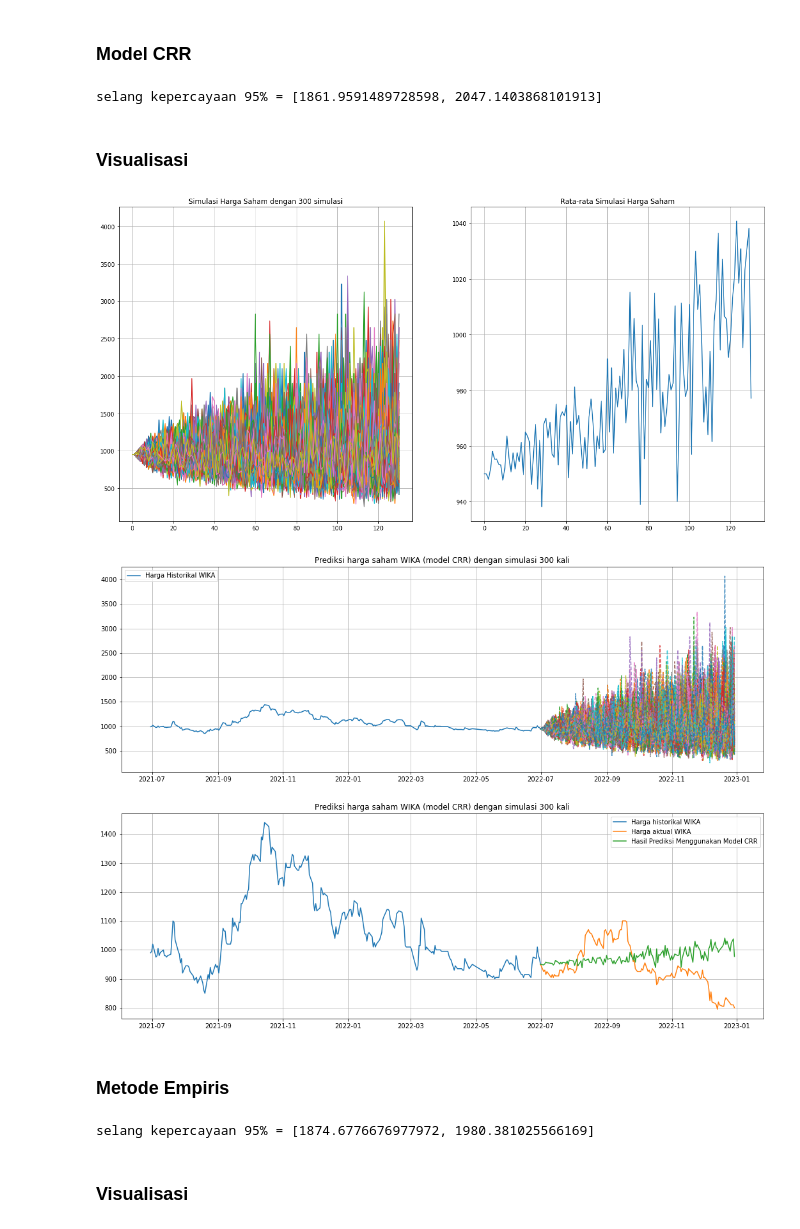
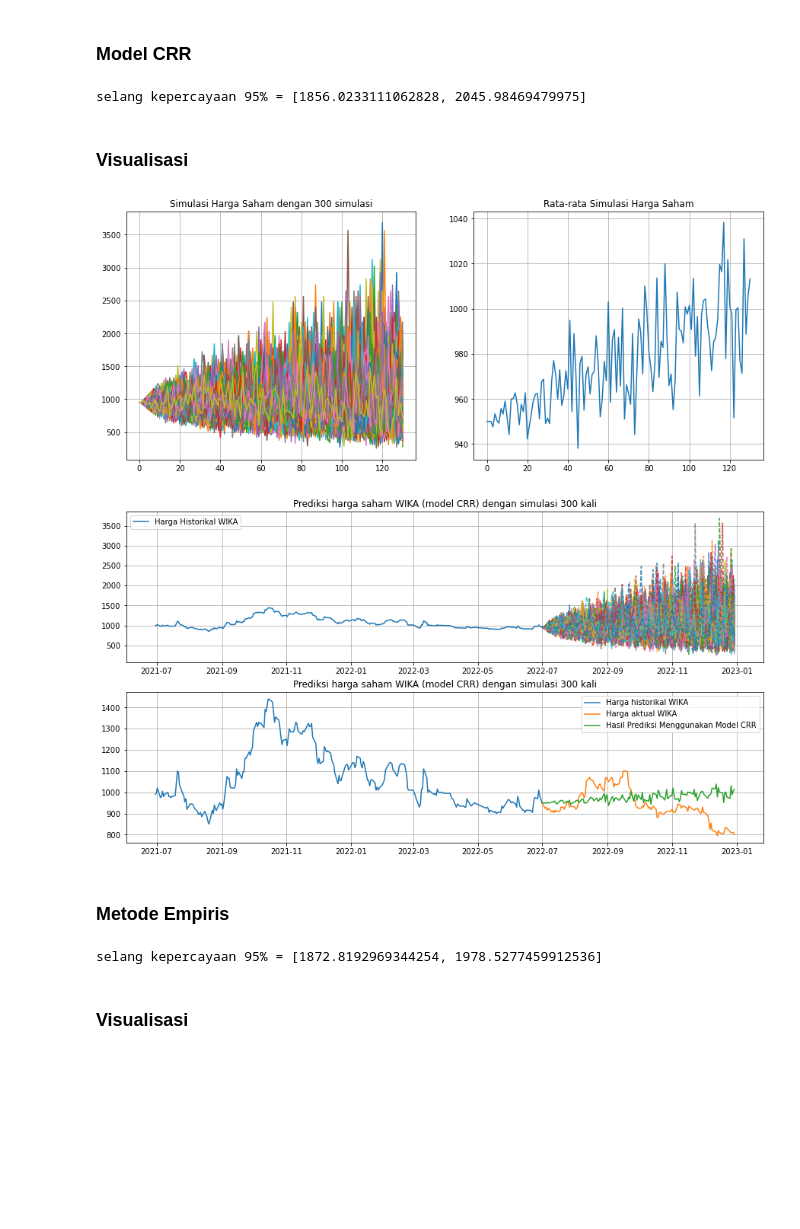
Before and after one commit to Heritsam/monte-carlo-stocks-prediction, a Jupyter notebook: binomial.ipynb, the cells around one changed output. Drawn from its saved outputs; the diff is of its cells as text; code cells hidden in the pictures; blank space fills up the shorter version.

```diff
--- a/binomial.ipynb
+++ b/binomial.ipynb
@@ -112,7 +112,7 @@ u = up_crr
 d = down_crr
 p = p_crr
 
-fig,ax = plt.subplots(2,figsize=(15,10))
+fig,ax = plt.subplots(2,figsize=(13,8))
 price = np.zeros((sim_days+1,sim_days+1), float)
 mean_si = np.zeros((sim_days+1), float)
 mean2_si = np.zeros((sim_days+1), float)
@@ -152,7 +152,7 @@ u = up_empirical
 d = down_empirical
 p = p_empirical
 
-fig,ax = plt.subplots(2,figsize=(15, 10))
+fig,ax = plt.subplots(2,figsize=(13, 8))
 price = np.zeros((sim_days+1,sim_days+1), float)
 mean_si = np.zeros((sim_days+1), float)
 mean2_si = np.zeros((sim_days+1), float)
@@ -211,29 +211,29 @@ confidence_interval = [avg - 1.96 * std, avg + 1.96 * std]
 
 print('selang kepercayaan 95% =', confidence_interval)
 # %% [output]
-selang kepercayaan 95% = [1861.9591489728598, 2047.1403868101913]
+selang kepercayaan 95% = [1856.0233111062828, 2045.98469479975]
 # %% [markdown]
 ### Visualisasi
 # %%
-fig, (ax1, ax2) = plt.subplots(1, 2, figsize=(20, 10))
+fig, (ax1, ax2) = plt.subplots(1, 2, figsize=(15, 6))
 
 # Plotting the paths
 [ax1.plot(k) for k in smt]
 
 # Average path of stock prices
 smean_crr = np.mean(np.array(smt), axis=0)
 
 ax2.plot(smean_crr)
 
 ax1.title.set_text(f'Simulasi Harga Saham dengan {simulations} simulasi')
 ax2.title.set_text('Rata-rata Simulasi Harga Saham')
 
 ax1.grid()
 ax2.grid()
 # %% [output]
-[figure, old version]
+[figure, new version]
 # %%
-fig, (ax1, ax2) = plt.subplots(2, 1, figsize=(18, 13))
+fig, (ax1, ax2) = plt.subplots(2, 1, figsize=(15, 8))
 
 ax1.plot(hist['Close'], label='Harga Historikal WIKA')
 ax1.plot(actual['Close'])
@@ -253,7 +253,7 @@ ax1.legend()
 ax2.legend()
 plt.show()
 # %% [output]
-[figure, old version]
+[figure, new version]
 # %% [markdown]
 ### Metode Empiris
 # %%
@@ -280,7 +280,7 @@ confidence_interval = [avg - 1.96 * std, avg + 1.96 * std]
 
 print('selang kepercayaan 95% =', confidence_interval)
 # %% [output]
-selang kepercayaan 95% = [1874.6776676977972, 1980.381025566169]
+selang kepercayaan 95% = [1872.8192969344254, 1978.5277459912536]
 # %% [markdown]
 ### Visualisasi
 # %%
```
Also changed, not shown: parts of 8 cells of this notebook.
